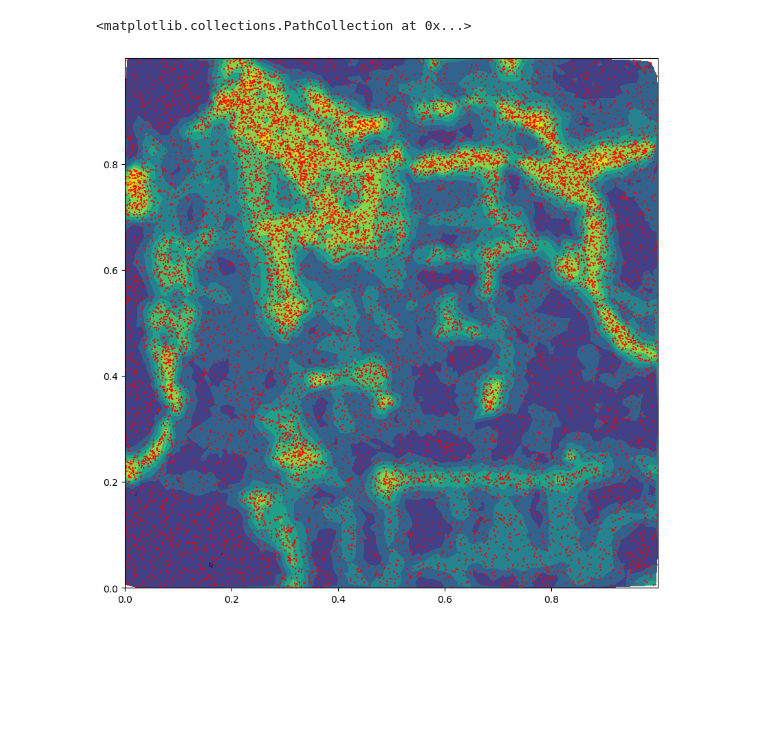
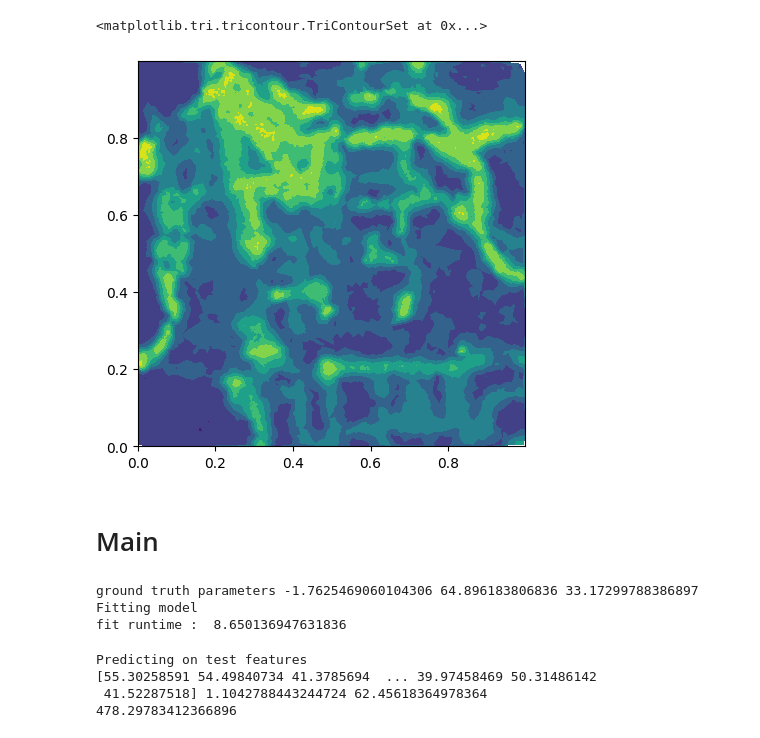
Before and after one commit to senecobis/PAI_tasks, a Jupyter notebook: task1_handout_d3d63876/model_selection.ipynb, the cells around one changed output. Cells and saved outputs as stored; diff of their text form; code cells hidden in the pictures; blank space fills up the shorter version.

Commit message:
model selection

```diff
--- a/task1_handout_d3d63876/model_selection.ipynb
+++ b/task1_handout_d3d63876/model_selection.ipynb
@@ -23,13 +26,39 @@ train_features = np.loadtxt("train_x.csv", delimiter=",", skiprows=1)
 train_GT = np.loadtxt("train_y.csv", delimiter=",", skiprows=1)
 test_features = np.loadtxt("test_x.csv", delimiter=",", skiprows=1)
 # %%
-fig1 = plt.figure(figsize=(10,10))
+fig1 = plt.figure(figsize=(5,5))
 plt.tricontourf(train_features[:,0], train_features[:,1], train_GT)
-plt.scatter(train_features[:,0], train_features[:,1], color='red', alpha=1, s=np.ones_like(train_GT)*0.5)
+#plt.scatter(train_features[:,0], train_features[:,1], color='red', alpha=1, s=np.ones_like(train_GT)*0.5)
 # %% [output]
-<matplotlib.collections.PathCollection at 0x...>
+<matplotlib.tri.tricontour.TriContourSet at 0x...>
-[figure, old version]
+[figure, new version]
 # %%
 rows = 5
 cols = 5
 max_points_per_cell = 200
+# %% [markdown]
+# Main
+# %%
+print("ground truth parameters",train_GT.min(), train_GT.max(), train_GT.mean())
+
+# Fit the model
+print("Fitting model")
+model = Model()
+model.fitting_model(train_GT, train_features)
+# %% [output]
+ground truth parameters -1.7625469060104306 64.896183806836 33.17299788386897
+Fitting model
+fit runtime :  8.650136947631836
+# %%
+# Predict on the test features
+print("Predicting on test features")
+predictions, gp_mean, gp_std = model.make_predictions(test_features)
+print(predictions, predictions.min(), predictions.max())
+
+cost_of_pred = cost_function(train_GT, model.make_predictions(train_features)[0])
+print(cost_of_pred)
+# %% [output]
+Predicting on test features
+[55.30258591 54.49840734 41.3785694  ... 39.97458469 50.31486142
+ 41.52287518] 1.1042788443244724 62.45618364978364
+478.29783412366896
```
Also changed, not shown: parts of 2 cells of this notebook, 1 other file.
